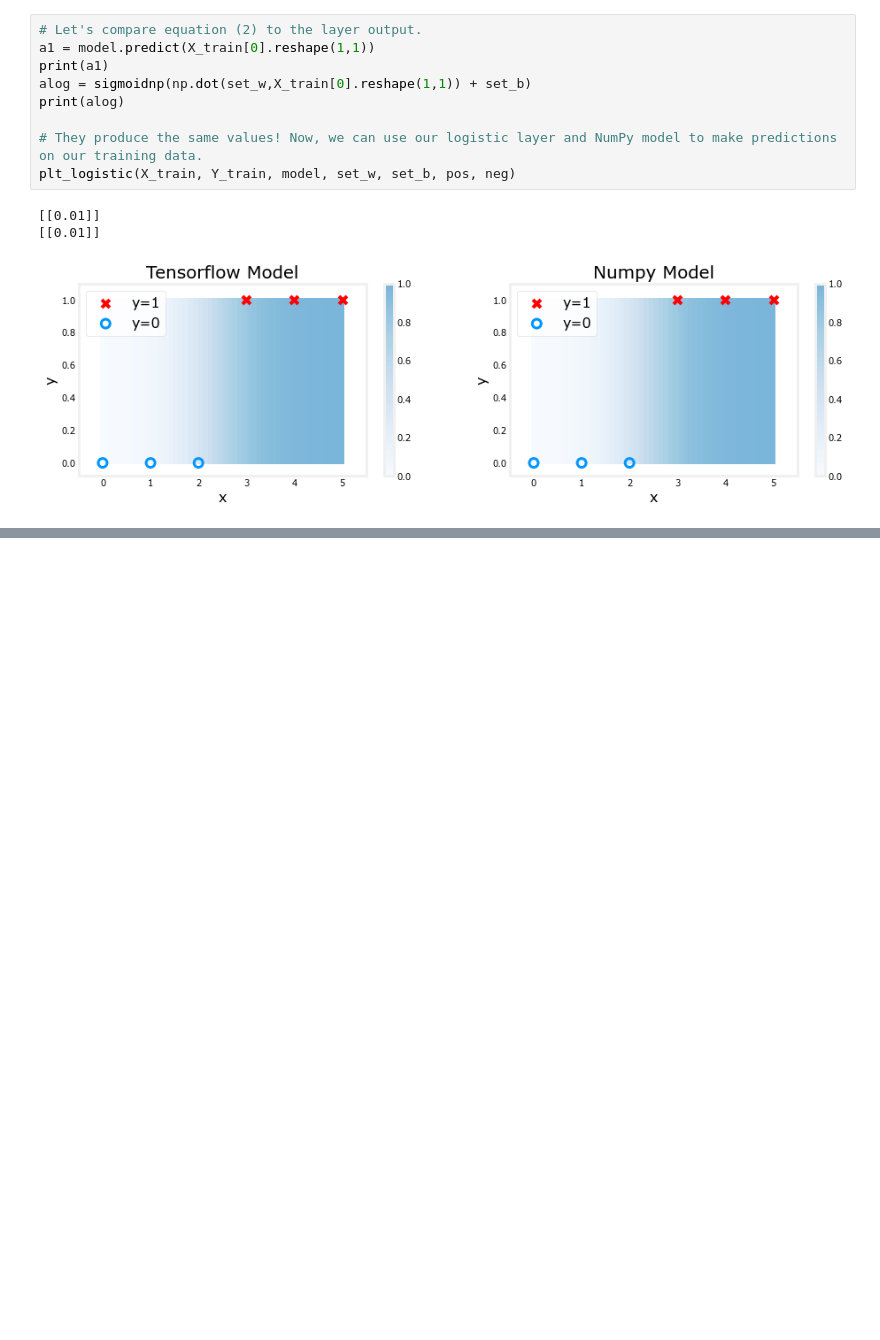
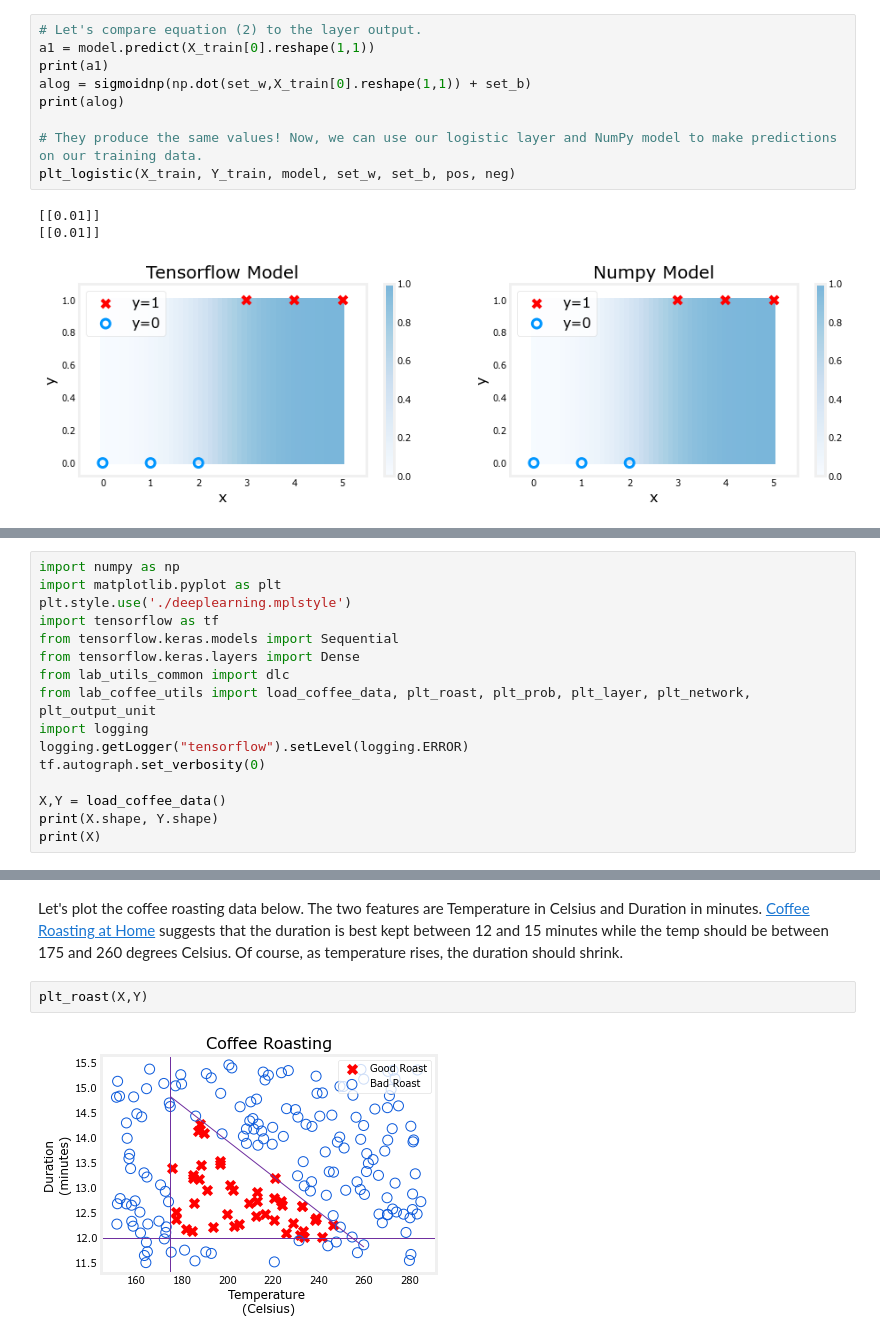
Before and after one commit to imaxfp/edu_machine_learning, a Jupyter notebook: src/2_deeplearning_ai_advanced_learning_algorithms/week1.ipynb, the cells around one changed output, grey strips where cells are left out. Saved outputs shown, nothing was run; the diff lists cells and outputs as text; blank space fills up the shorter version.

```diff
--- a/src/2_deeplearning_ai_advanced_learning_algorithms/week1.ipynb
+++ b/src/2_deeplearning_ai_advanced_learning_algorithms/week1.ipynb
@@ -379,0 +389,16 @@ plt_logistic(X_train, Y_train, model, set_w, set_b, pos, neg)
+# %%
+import numpy as np
+import matplotlib.pyplot as plt
+plt.style.use('./deeplearning.mplstyle')
+import tensorflow as tf
+from tensorflow.keras.models import Sequential
+from tensorflow.keras.layers import Dense
+from lab_utils_common import dlc
+from lab_coffee_utils import load_coffee_data, plt_roast, plt_prob, plt_layer, plt_network, plt_output_unit
+import logging
+logging.getLogger("tensorflow").setLevel(logging.ERROR)
+tf.autograph.set_verbosity(0)
+
+X,Y = load_coffee_data()
+print(X.shape, Y.shape)
+print(X)
@@ -379,0 +423,6 @@ plt_logistic(X_train, Y_train, model, set_w, set_b, pos, neg)
+# %% [markdown]
+Let's plot the coffee roasting data below. The two features are Temperature in Celsius and Duration in minutes. [Coffee Roasting at Home](https://www.merchantsofgreencoffee.com/how-to-roast-green-coffee-in-your-oven/) suggests that the duration is best kept between 12 and 15 minutes while the temp should be between 175 and 260 degrees Celsius. Of course, as temperature rises, the duration should shrink.
+# %%
+plt_roast(X,Y)
+# %% [output]
+[figure, added]
```
Also changed, not shown: parts of 66 cells of this notebook, 26 other files.
